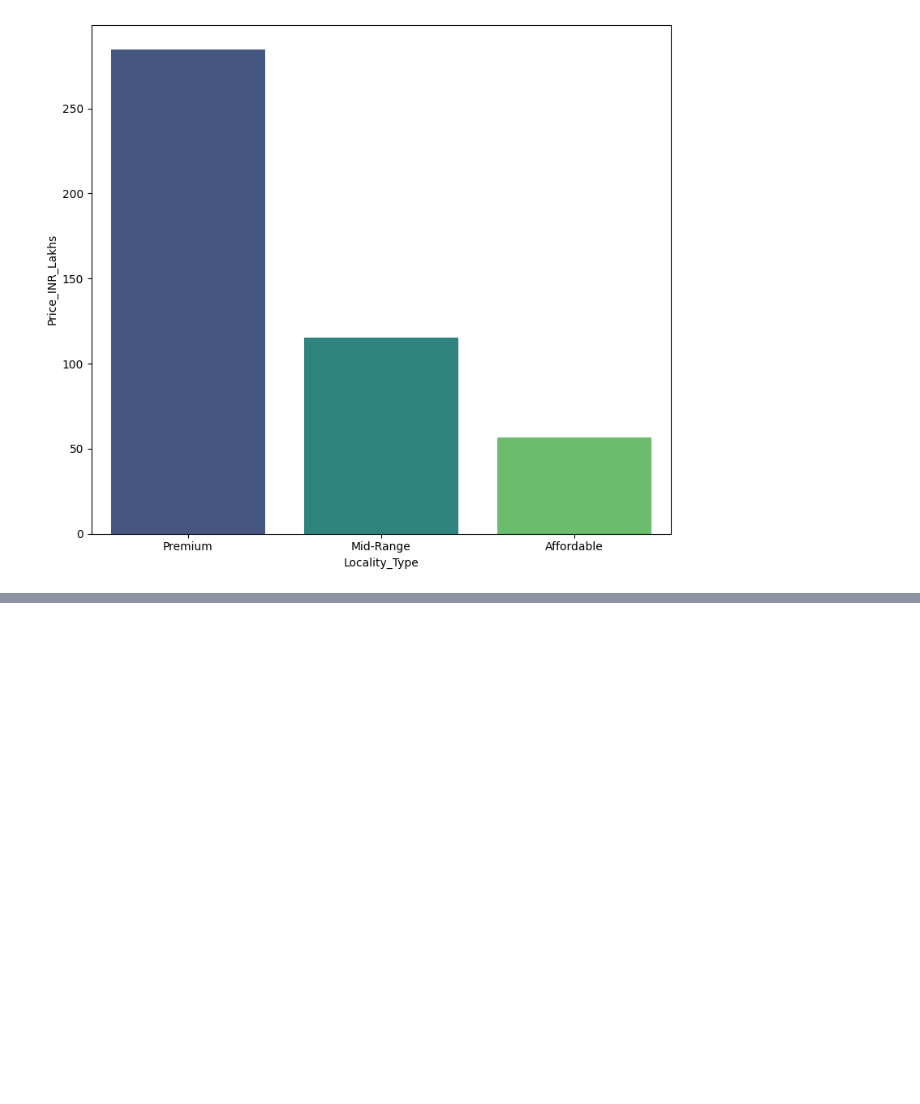
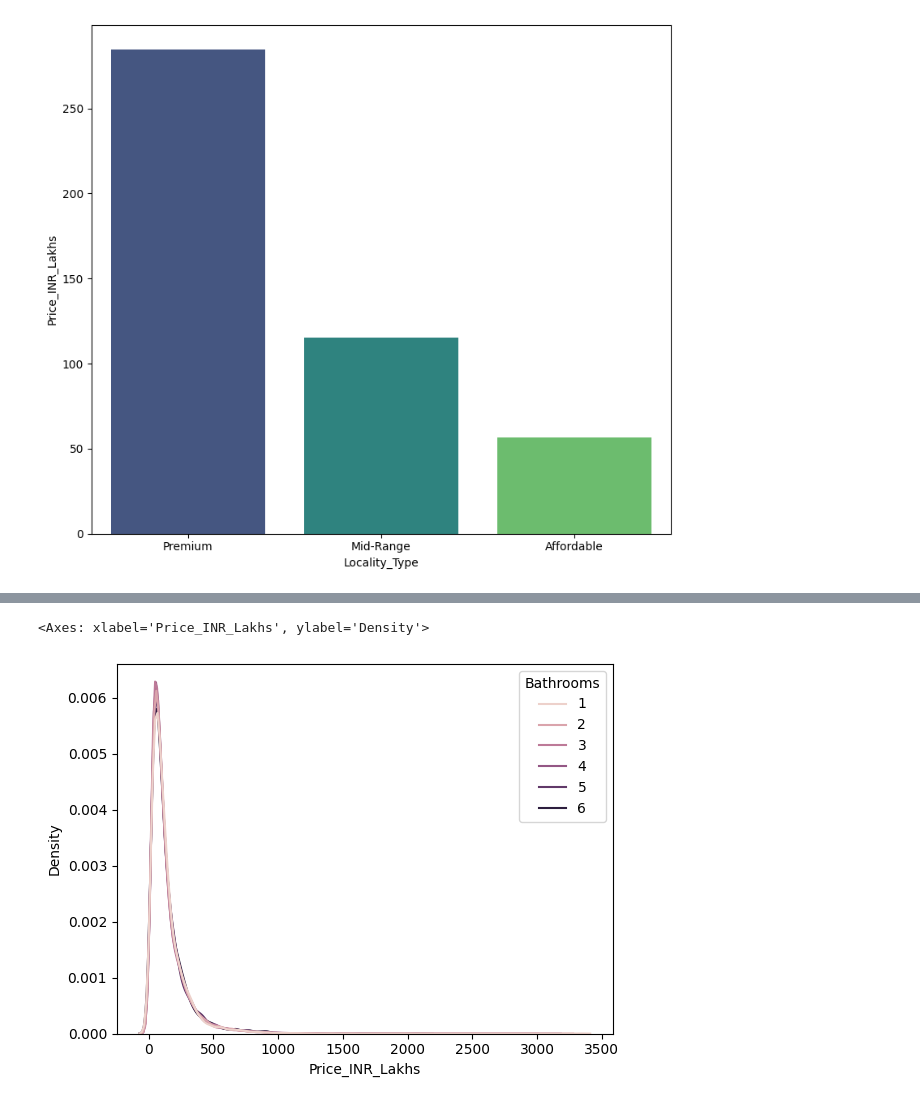
Before and after one commit to subham-oss/House-price-prediction, a Jupyter notebook: notebooks/house_price_eda.ipynb, the cells around one changed output, grey strips where cells are left out. Drawn from its saved outputs; the diff is of its cells as text; code cells hidden in the pictures; blank space fills up the shorter version.

```diff
--- a/notebooks/house_price_eda.ipynb
+++ b/notebooks/house_price_eda.ipynb
@@ -167,0 +239,10 @@ plt.show()
+# %%
+sns.kdeplot(
+    data=df,
+    x='Price_INR_Lakhs',
+    hue='Bathrooms',
+    common_norm=False
+)
+# %% [output]
+<Axes: xlabel='Price_INR_Lakhs', ylabel='Density'>
+[figure, added]
```
Also changed, not shown: parts of 17 cells of this notebook.
